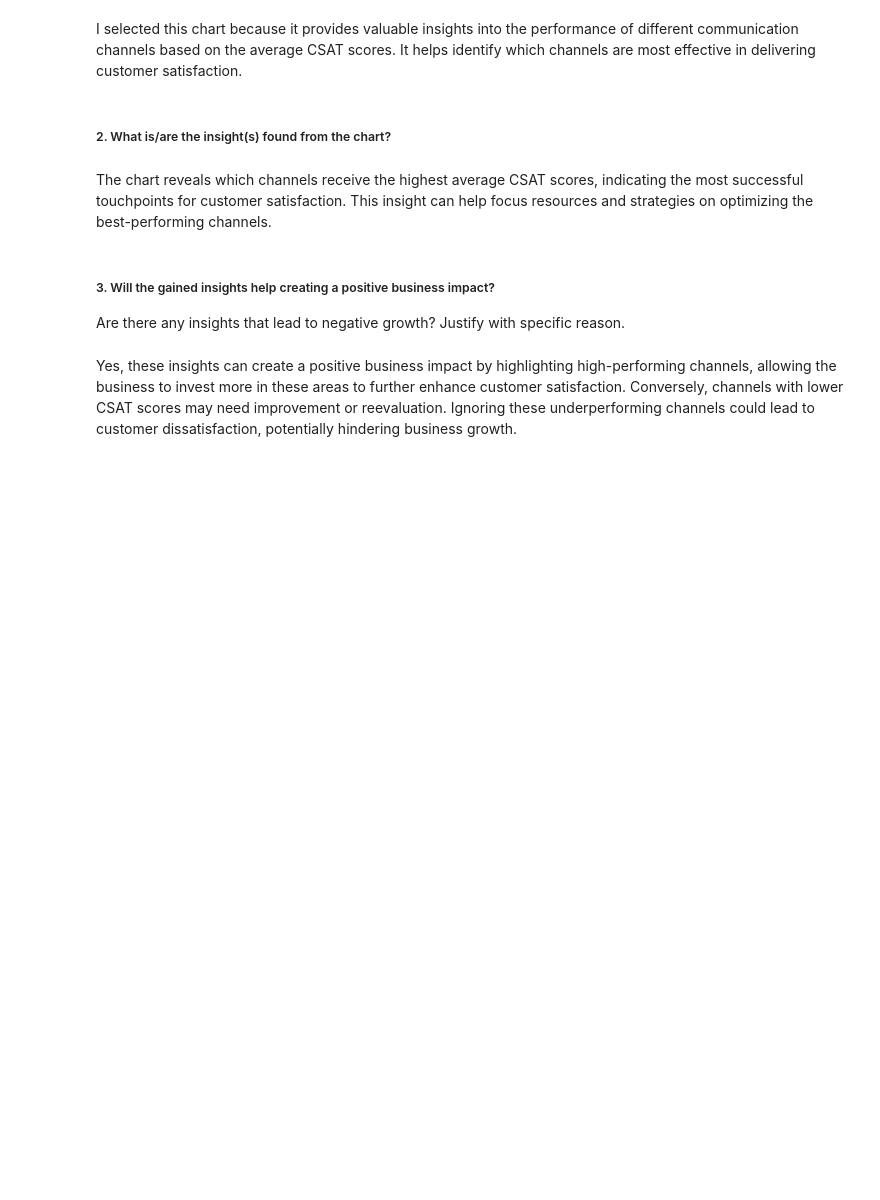
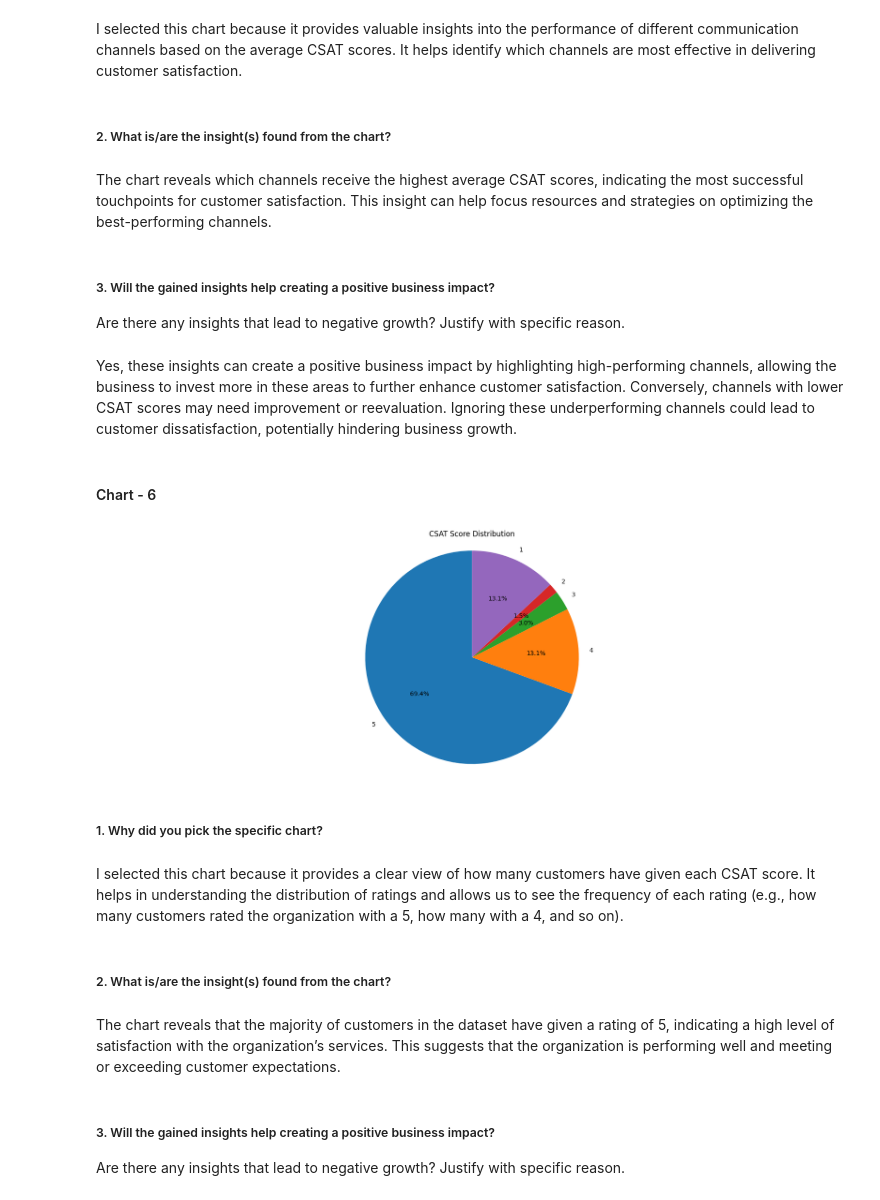
Before and after one commit to Rajesh1505/Capstone_Project_Deep_Learning, a Jupyter notebook: Capstone_Project_Deep_Learning.ipynb, the cells around one changed output. Drawn from its saved outputs; the diff is of its cells as text; code cells hidden in the pictures; blank space fills up the shorter version.

Commit message:
Data Vizualization updated

```diff
--- a/Capstone_Project_Deep_Learning.ipynb
+++ b/Capstone_Project_Deep_Learning.ipynb
@@ -453,3 +453,27 @@ The chart reveals which channels receive the highest average CSAT scores, indica
 Are there any insights that lead to negative growth? Justify with specific reason.
 # %% [markdown]
 Yes, these insights can create a positive business impact by highlighting high-performing channels, allowing the business to invest more in these areas to further enhance customer satisfaction. Conversely, channels with lower CSAT scores may need improvement or reevaluation. Ignoring these underperforming channels could lead to customer dissatisfaction, potentially hindering business growth.
+# %% [markdown]
+#### Chart - 6
+# %%
+# Chart - 6 visualization code
+csat_score_counts = customer_support_data['CSAT Score'].value_counts().sort_index(ascending=False)
+
+plt.figure(figsize=(22, 7))
+plt.pie(csat_score_counts, labels=csat_score_counts.index, autopct='%1.1f%%', startangle=90)
+plt.title('CSAT Score Distribution')
+plt.axis('equal')
+plt.show()
+# %% [output]
+[figure, added]
+# %% [markdown]
+##### 1. Why did you pick the specific chart?
+# %% [markdown]
+I selected this chart because it provides a clear view of how many customers have given each CSAT score. It helps in understanding the distribution of ratings and allows us to see the frequency of each rating (e.g., how many customers rated the organization with a 5, how many with a 4, and so on).
+# %% [markdown]
+##### 2. What is/are the insight(s) found from the chart?
+# %% [markdown]
+The chart reveals that the majority of customers in the dataset have given a rating of 5, indicating a high level of satisfaction with the organization’s services. This suggests that the organization is performing well and meeting or exceeding customer expectations.
+# %% [markdown]
+##### 3. Will the gained insights help creating a positive business impact?
+Are there any insights that lead to negative growth? Justify with specific reason.
```
Also changed, not shown: parts of 1 cell of this notebook.
